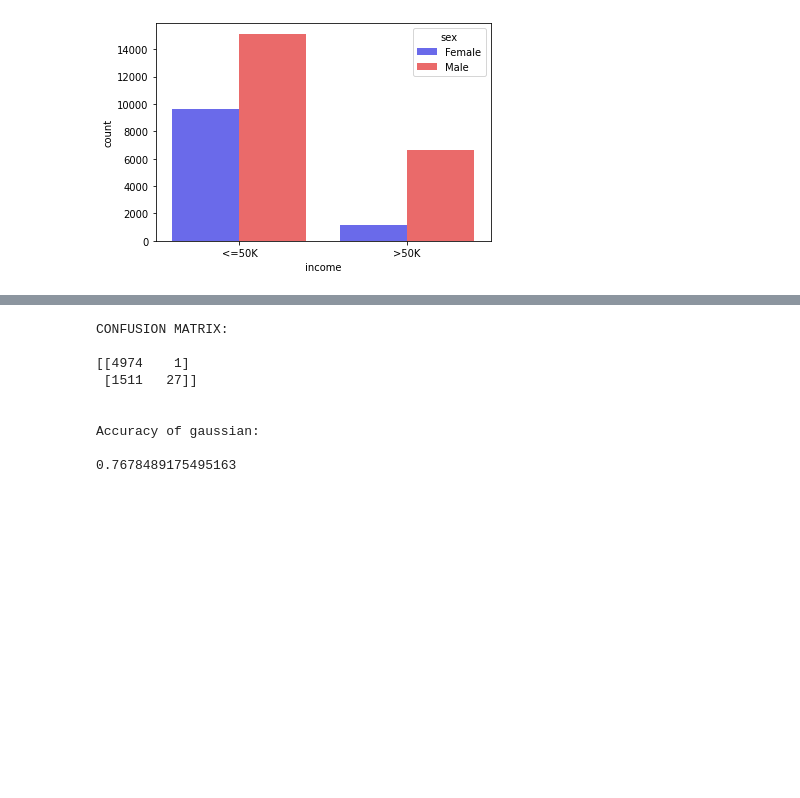
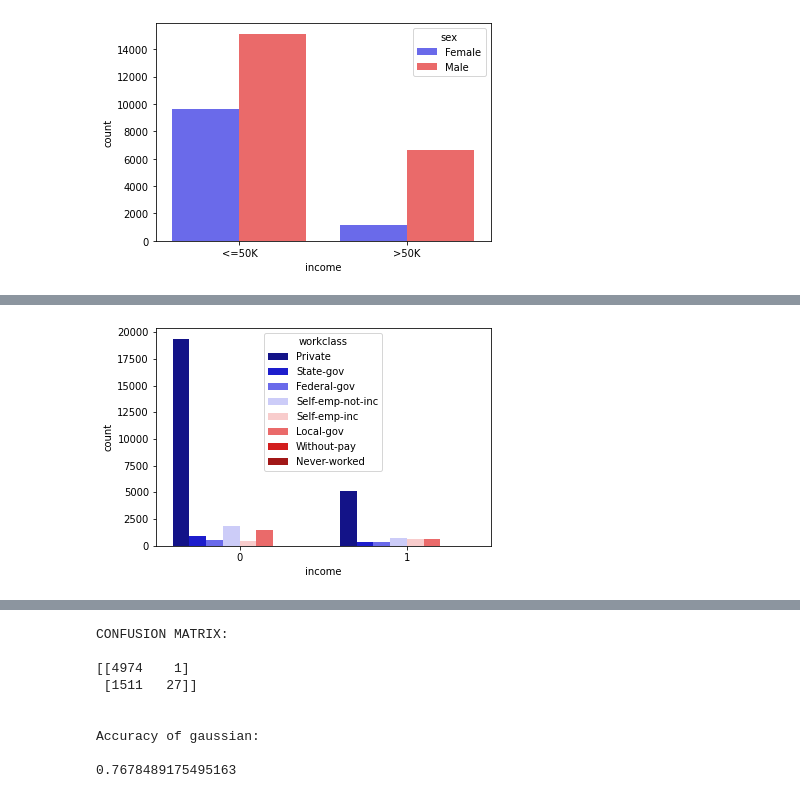
Before and after one commit to krishnamhn009/datascience, a Jupyter notebook: Adult_Census_data.ipynb, the cells around one changed output, grey strips where cells are left out. Drawn from its saved outputs; the diff is of its cells as text; code cells hidden in the pictures; blank space fills up the shorter version.

```diff
--- a/Adult_Census_data.ipynb
+++ b/Adult_Census_data.ipynb
@@ -131,0 +160,5 @@ X_train, X_test, Y_train, Y_test = train_test_split(X, Y, train_size = 0.8, test
+# %%
+
+sns.countplot(dataset['income'], hue='workclass', data=dataset, palette='seismic');
+# %% [output]
+[figure, added]
```
Also changed, not shown: parts of 19 cells of this notebook.
